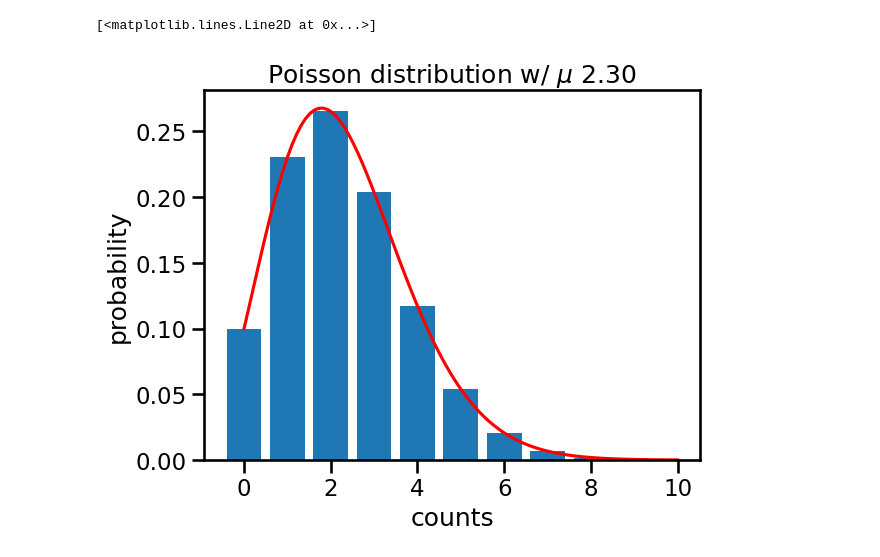
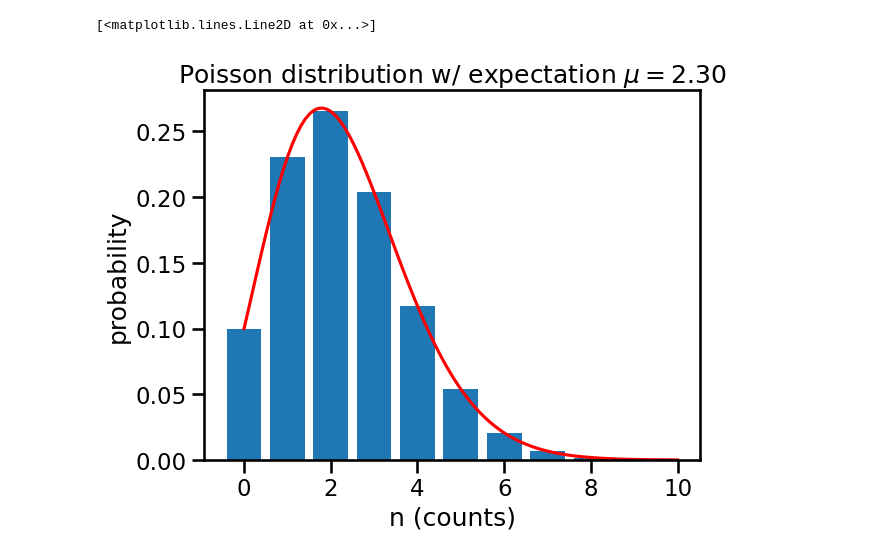
Before and after one commit to unmovingcastle/log, a Jupyter notebook: pueo_log/slides/Feld/likelihood_pmf.ipynb, the cells around one changed output. Drawn from its saved outputs; the diff is of its cells as text; code cells hidden in the pictures.

```diff
--- a/pueo_log/slides/Feld/likelihood_pmf.ipynb
+++ b/pueo_log/slides/Feld/likelihood_pmf.ipynb
@@ -1,29 +1,29 @@
 # %%
 import numpy as np
 import matplotlib.pyplot as plt
 from scipy.stats import poisson
 import scipy.special
 import seaborn as sns; sns.set_context("talk")
 
 
 # creating a numpy array for x-axis
 # using step size as 1
 counts = np.arange(0, 10, 1)
 mean=np.log(10)
 # poisson distribution data for y-axis
 L_discrete   = poisson.pmf(counts, mu=mean, loc=0)
 
 x=np.linspace(0,10,100)
 y=(np.exp(-mean) * mean**x)/scipy.special.factorial(x)
 
 fig, ax = plt.subplots()
 
-ax.set_title(f"Poisson distribution w/ $\mu$ {mean:.2f}")
-ax.set_xlabel("counts")
+ax.set_title(f"Poisson distribution w/ expectation $\mu=${mean:.2f}")
+ax.set_xlabel("n (counts)")
 ax.set_ylabel("probability")
 
 ax.bar(counts, L_discrete)
 ax.plot(x,y,'r')
 # %% [output]
 [<matplotlib.lines.Line2D at 0x...>]
-[figure, old version]
+[figure, new version]
```
Also changed, not shown: 2 other files.
